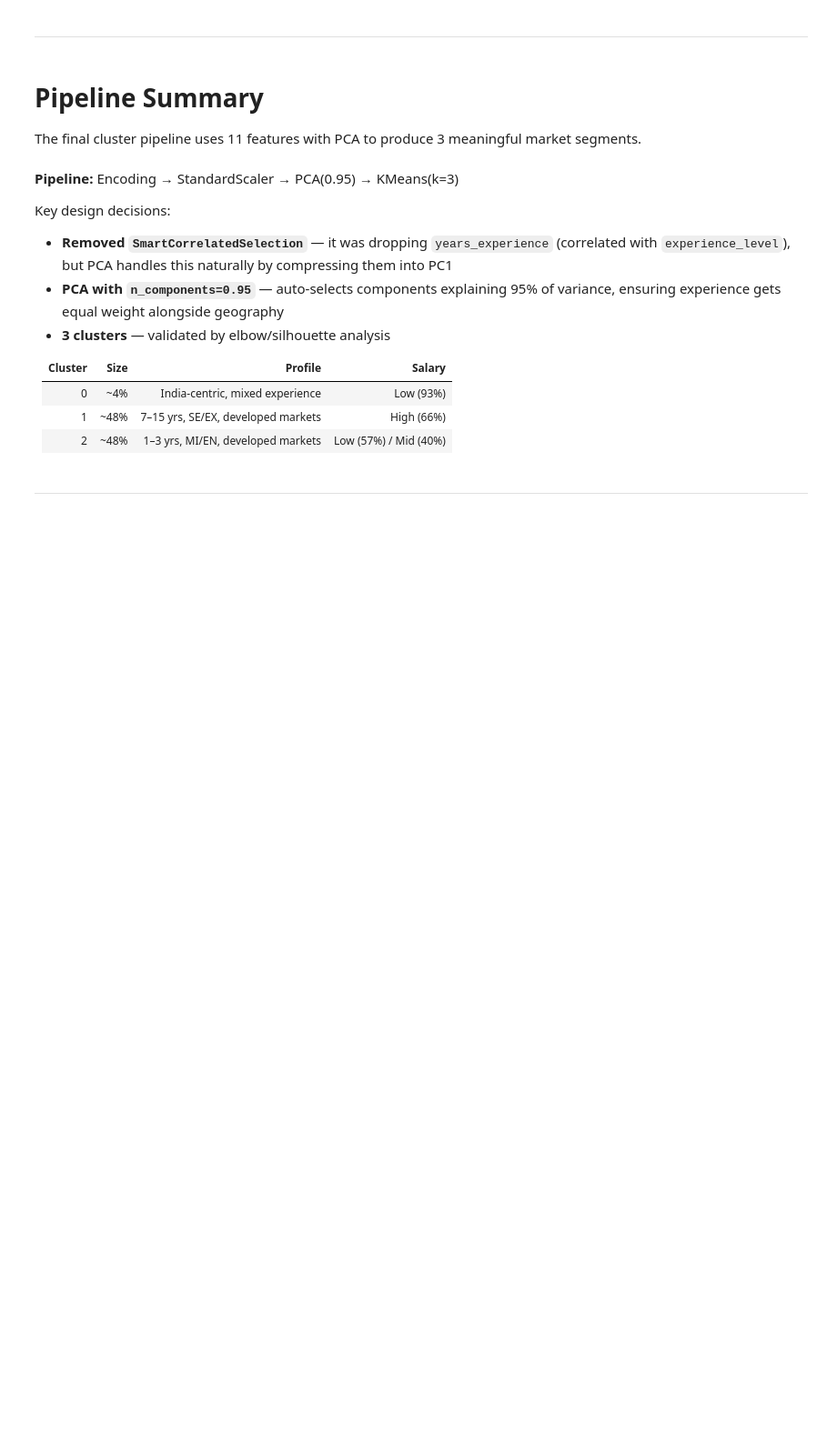
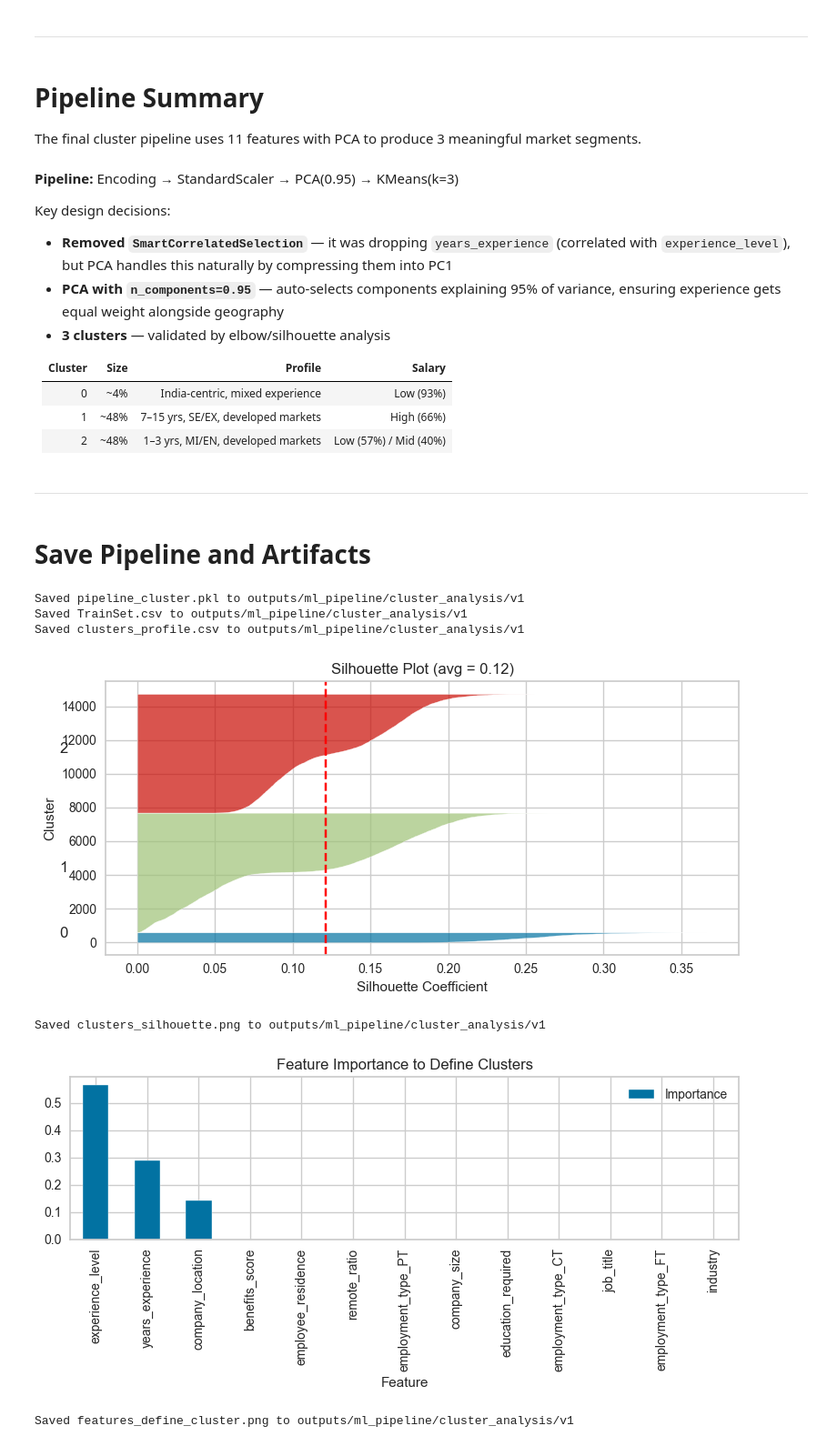
Before and after one commit to Scaphix/the-ai-salary-index, a Jupyter notebook: jupyter_notebooks/06 - ModelingEvaluation - Cluster.ipynb, the cells around one changed output. Shown at 91% size. Cells and saved outputs as stored; diff of their text form; code cells hidden in the pictures; blank space fills up the shorter version.

Commit message:
Update Cluster notebook and save cluster pipeline

```diff
--- a/jupyter_notebooks/06 - ModelingEvaluation - Cluster.ipynb
+++ b/jupyter_notebooks/06 - ModelingEvaluation - Cluster.ipynb
@@ -782,3 +779,70 @@ Key design decisions:
 | 2 | ~48% | 1–3 yrs, MI/EN, developed markets | Low (57%) / Mid (40%) |
 # %% [markdown]
 ---
+# %% [markdown]
+# Save Pipeline and Artifacts
+# %%
+import joblib
+
+version = "v1"
+output_dir = f"outputs/ml_pipeline/cluster_analysis/{version}"
+os.makedirs(output_dir, exist_ok=True)
+
+# Save the fitted cluster pipeline
+joblib.dump(pipeline_cluster, f"{output_dir}/pipeline_cluster.pkl")
+print(f"Saved pipeline_cluster.pkl to {output_dir}")
+
+# Save the TrainSet (features used for clustering)
+df.to_csv(f"{output_dir}/TrainSet.csv", index=False)
+print(f"Saved TrainSet.csv to {output_dir}")
+
+# Save the cluster profile
+clusters_profile.to_csv(f"{output_dir}/clusters_profile.csv", index=False)
+print(f"Saved clusters_profile.csv to {output_dir}")
+
+# Save the silhouette plot
+from sklearn.metrics import silhouette_score, silhouette_samples
+
+pipeline_no_kmeans = Pipeline(pipeline_cluster.steps[:-1])
+X_pca = pipeline_no_kmeans.transform(df)
+labels = pipeline_cluster['model'].labels_
+
+fig, ax = plt.subplots(figsize=(8, 4))
+silhouette_avg = silhouette_score(X_pca, labels)
+sample_silhouette_values = silhouette_samples(X_pca, labels)
+
+y_lower = 10
+for i in sorted(set(labels)):
+    ith_cluster_values = sample_silhouette_values[labels == i]
+    ith_cluster_values.sort()
+    size_cluster_i = ith_cluster_values.shape[0]
+    y_upper = y_lower + size_cluster_i
+    ax.fill_betweenx(np.arange(y_lower, y_upper), 0, ith_cluster_values, alpha=0.7)
+    ax.text(-0.05, y_lower + 0.5 * size_cluster_i, str(i))
+    y_lower = y_upper + 10
+
+ax.axvline(x=silhouette_avg, color="red", linestyle="--")
+ax.set_title(f"Silhouette Plot (avg = {silhouette_avg:.2f})")
+ax.set_xlabel("Silhouette Coefficient")
+ax.set_ylabel("Cluster")
+plt.tight_layout()
+fig.savefig(f"{output_dir}/clusters_silhouette.png", dpi=150)
+plt.show()
+print(f"Saved clusters_silhouette.png to {output_dir}")
+
+# Save the feature importance plot
+fig_imp, ax_imp = plt.subplots(figsize=(8, 4))
+df_feature_importance.plot(kind='bar', x='Feature', y='Importance', ax=ax_imp)
+ax_imp.set_title("Feature Importance to Define Clusters")
+plt.tight_layout()
+fig_imp.savefig(f"{output_dir}/features_define_cluster.png", dpi=150)
+plt.show()
+print(f"Saved features_define_cluster.png to {output_dir}")
+# %% [output]
+Saved pipeline_cluster.pkl to outputs/ml_pipeline/cluster_analysis/v1
+Saved TrainSet.csv to outputs/ml_pipeline/cluster_analysis/v1
+Saved clusters_profile.csv to outputs/ml_pipeline/cluster_analysis/v1
+[figure, added]
+Saved clusters_silhouette.png to outputs/ml_pipeline/cluster_analysis/v1
+[figure, added]
+Saved features_define_cluster.png to outputs/ml_pipeline/cluster_analysis/v1
```
Also changed, not shown: parts of 4 cells of this notebook, 3 other files.
